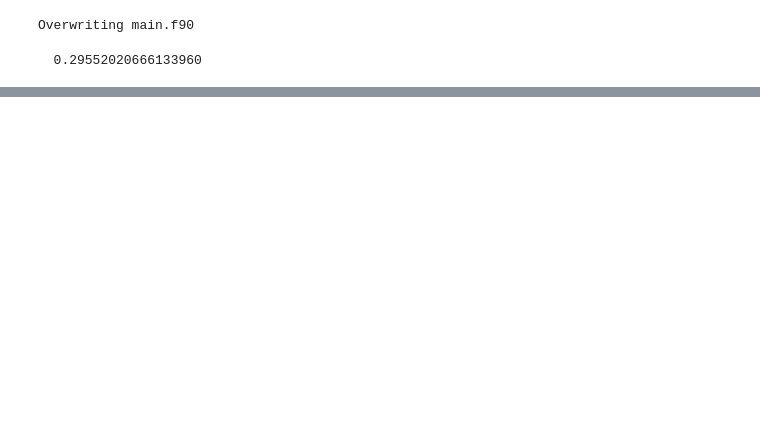
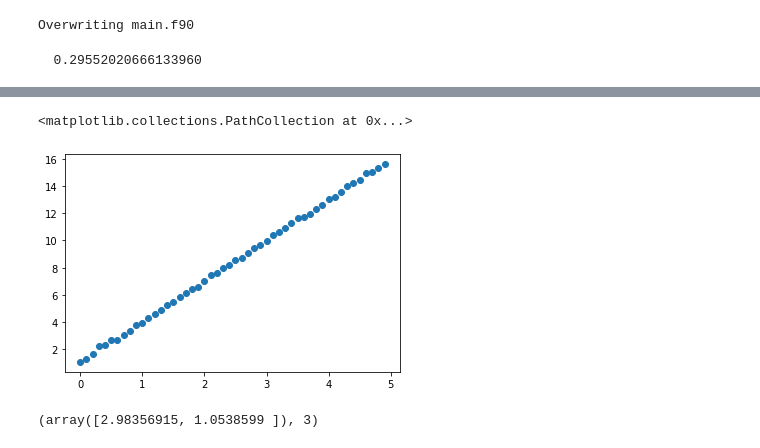
Before and after one commit to bb3110/comppy20, a Jupyter notebook: demo notebook.ipynb, the cells around one changed output, grey strips where cells are left out. Cells and saved outputs as stored; diff of their text form; code cells hidden in the pictures; blank space fills up the shorter version.

```diff
--- a/demo notebook.ipynb
+++ b/demo notebook.ipynb
@@ -1767,0 +2173,4 @@ Removing build directory /tmp/tmp18rk8n4m
+# %%
+def f1(x, d=2.5, a=1.5):
+    r0 = 0.5
+    return f(x, d, a, r0)
@@ -1767,0 +2190,7 @@ Removing build directory /tmp/tmp18rk8n4m
+# %%
+y = 3*x + 1 + 0.1*numpy.random.randn(len(x))
+# %%
+plt.scatter(x, y)
+# %% [output]
+<matplotlib.collections.PathCollection at 0x...>
+[figure, added]
@@ -1767,0 +2201,4 @@ Removing build directory /tmp/tmp18rk8n4m
+# %%
+scipy.optimize.leastsq(resid, [3, 1], args=(y, x))
+# %% [output]
+(array([2.98356915, 1.0538599 ]), 3)
```
Also changed, not shown: parts of 169 cells of this notebook.
